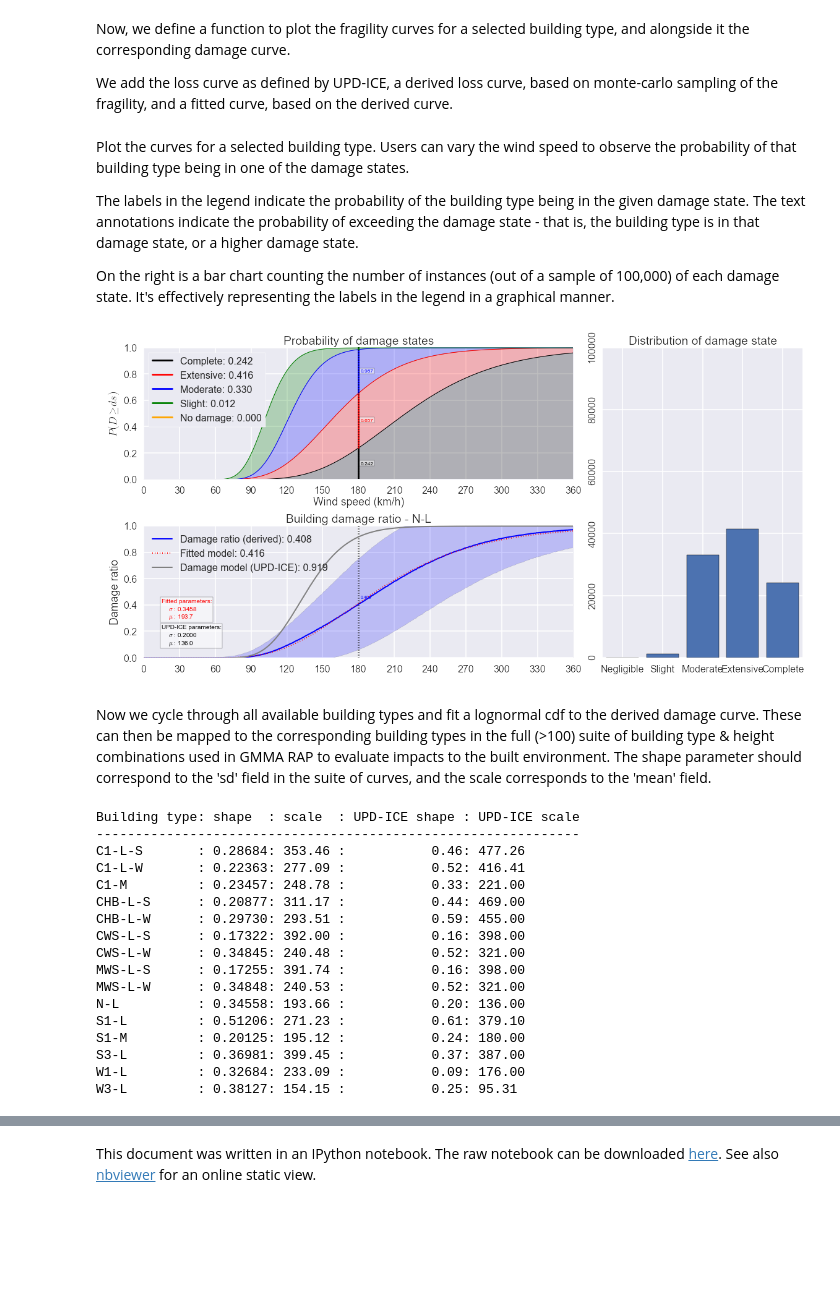
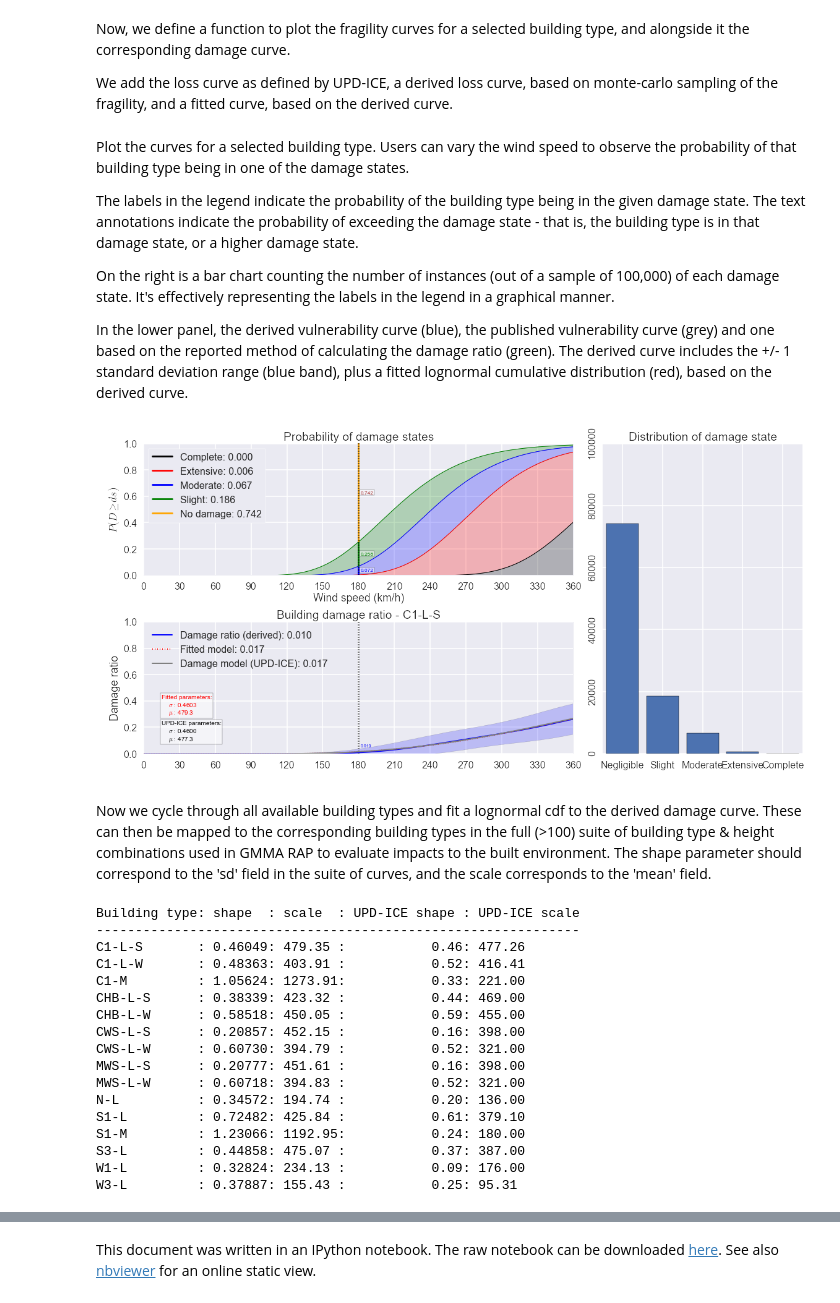
Before and after one commit to wcarthur/notebooks, a Jupyter notebook: Vulnerability and fragility curves for GMMA.ipynb, the cells around one changed output, grey strips where cells are left out. Saved outputs shown, nothing was run; the diff lists cells and outputs as text; code cells hidden in the pictures; blank space fills up the shorter version.

Commit message:
Update the damage indices

```diff
--- a/Vulnerability and fragility curves for GMMA.ipynb
+++ b/Vulnerability and fragility curves for GMMA.ipynb
@@ -154,9 +206,10 @@ def probloss(cdfs, di):
 
     Randomly sample from the distribution of different damage states and assign a cost
     to each, based on the damage indices.
+
+    :param cdfs: `numpy.ndarray` of cumulative distributions for the damage states
+    :param di: `numpy.ndarray` of damage indices for the damage states.
     """
-
-
 
     u = np.random.uniform(0., 1., nsim)
     s, m, e, c = cdfs
@@ -257,12 +326,15 @@ def plotdamage(ax, curves, windspeed, dmgindex):
 
     return dmg_mean, dmg_sd
 # %%
-def upddamage(ax, curves, windspeed):
+def plotdamage_upd(ax, curves, windspeed, dmgindex):
     v = np.arange(0, 361., 1.)
     vcdf = curves['vscale'] * lognorm.cdf(v, curves['vshape'],
                                           scale=curves['vloc'])
     widx = np.where(v==windspeed)[0]
     ax.plot(v, vcdf, '0.5', linewidth=2., label="Damage model (UPD-ICE): %.3f"%vcdf[widx])
+
+    #dmg = damage_upd(v, curves, dmgindex)
+    #ax.plot(v, dmg, linewidth=2., color='g', label="Damage model (UPD-ICE) - cumulative: %.3f"%dmg[widx])
 
     l = ax.legend(loc=2)
 
@@ -287,7 +359,7 @@ def problosshist(ax, curves, v, dmgindex):
     ccdf = lognorm.cdf(v, curves['cshape'], scale=curves['cloc'])
     probs = [scdf, mcdf, ecdf, ccdf]
     loss = probloss(probs, dmgindex)
-    bins = dmgindex + [1.1]
+    bins = np.concatenate([dmgindex, [1.1]])
     losshist, bins = np.histogram(loss, bins=bins)
     ax.bar(np.arange(5), losshist, align='center')
     ax.set_xlim((-0.5, 4.5))
@@ -305,9 +377,10 @@ Now, we define a function to plot the fragility curves for a selected building t
 
 We add the loss curve as defined by UPD-ICE, a derived loss curve, based on monte-carlo sampling of the fragility, and a fitted curve, based on the derived curve.
 # %%
-def plotcurve(buildingtype, windspeed, dmgindex, seed):
+def plotcurve(buildingtype, windspeed, seed):
     np.random.seed(seed)
     bldcurves = curves[buildingtype]
+    dmgindex = damageindex[buildingtype]
     v = np.arange(0, 361., 1.)
 
     vcdf = bldcurves['vscale'] * lognorm.cdf(v, bldcurves['vshape'],
@@ -372,7 +445,7 @@ def plotcurve(buildingtype, windspeed, dmgindex, seed):
              label="No damage: %.3f"%(1.-sypos))
     if sypos<0.95:
         ax1.text(windspeed+2, (sypos+1.)/2., "%.3f"%(1.-sypos),
-                 fontsize='small',color='orange', ha='left', va='center', bbox=bbox)
+                 fontsize='small',color='brown', ha='left', va='center', bbox=bbox)
 
     # Arrange the axis limits, labels, etc.
     ax1.set_xlim((0,360))
@@ -390,7 +463,7 @@ def plotcurve(buildingtype, windspeed, dmgindex, seed):
     # Add the other plots:
     problosshist(ax3, bldcurves, windspeed, dmgindex)
     plotdamage(ax2, bldcurves, windspeed, dmgindex)
-    upddamage(ax2, bldcurves, windspeed)
+    plotdamage_upd(ax2, bldcurves, windspeed, dmgindex)
 
     ax2.grid(True)
     ax2.set_title("Building damage ratio - %s"%buildingtype)
@@ -401,25 +474,26 @@ Plot the curves for a selected building type. Users can vary the wind speed to o
 The labels in the legend indicate the probability of the building type being in the given damage state. The text annotations indicate the probability of exceeding the damage state - that is, the building type is in that damage state, or a higher damage state.
 
 On the right is a bar chart counting the number of instances (out of a sample of 100,000) of each damage state. It's effectively representing the labels in the legend in a graphical manner.
+
+In the lower panel, the derived vulnerability curve (blue), the published vulnerability curve (grey) and one based on the reported method of calculating the damage ratio (green). The derived curve includes the +/- 1 standard deviation range (blue band), plus a fitted lognormal cumulative distribution (red), based on the derived curve.
 # %%
 seed = 10574
 
 # Drop down menu to select the building type:
 bldselect = widgets.Dropdown(options=bldtypes, value=bldtypes[0],
                              description="Building type")
 
 # Slider widget to set the wind speed:
 windselect = widgets.FloatSlider(min=0.0, max=360., step=1., value=180.,
                                  description="Wind speed (km/h)" )
 
 w = interactive(plotcurve,
                 buildingtype=bldselect,
                 windspeed=windselect,
-                dmgindex=fixed(di),
                 seed=fixed(seed))
 display(w)
 # %% [output]
-[figure, old version]
+[figure, new version]
 # %% [markdown]
 Now we cycle through all available building types and fit a lognormal cdf to the derived damage curve. These can then be mapped to the corresponding building types in the full (>100) suite of building type & height combinations used in GMMA RAP to evaluate impacts to the built environment. The shape parameter should correspond to the 'sd' field in the suite of curves, and the scale corresponds to the 'mean' field.
 # %%
@@ -430,6 +504,7 @@ print "-------------------------------------------------------------- "
 for bldtype in bldtypes:
 
     bldcurves = curves[bldtype]
+    di = damageindex[bldtype]
     vcdf = bldcurves['vscale'] * lognorm.cdf(v, bldcurves['vshape'],
                                               scale=bldcurves['vloc'])
     dmg_mean, dmg_sd = damage( v, bldcurves, di)
@@ -442,21 +517,21 @@ for bldtype in bldtypes:
 # %% [output]
 Building type: shape  : scale  : UPD-ICE shape : UPD-ICE scale
 --------------------------------------------------------------
-C1-L-S       : 0.28684: 353.46 :           0.46: 477.26
-C1-L-W       : 0.22363: 277.09 :           0.52: 416.41
-C1-M         : 0.23457: 248.78 :           0.33: 221.00
-CHB-L-S      : 0.20877: 311.17 :           0.44: 469.00
-CHB-L-W      : 0.29730: 293.51 :           0.59: 455.00
-CWS-L-S      : 0.17322: 392.00 :           0.16: 398.00
-CWS-L-W      : 0.34845: 240.48 :           0.52: 321.00
-MWS-L-S      : 0.17255: 391.74 :           0.16: 398.00
-MWS-L-W      : 0.34848: 240.53 :           0.52: 321.00
-N-L          : 0.34558: 193.66 :           0.20: 136.00
-S1-L         : 0.51206: 271.23 :           0.61: 379.10
-S1-M         : 0.20125: 195.12 :           0.24: 180.00
-S3-L         : 0.36981: 399.45 :           0.37: 387.00
-W1-L         : 0.32684: 233.09 :           0.09: 176.00
-W3-L         : 0.38127: 154.15 :           0.25: 95.31
+C1-L-S       : 0.46049: 479.35 :           0.46: 477.26
+C1-L-W       : 0.48363: 403.91 :           0.52: 416.41
+C1-M         : 1.05624: 1273.91:           0.33: 221.00
+CHB-L-S      : 0.38339: 423.32 :           0.44: 469.00
+CHB-L-W      : 0.58518: 450.05 :           0.59: 455.00
+CWS-L-S      : 0.20857: 452.15 :           0.16: 398.00
+CWS-L-W      : 0.60730: 394.79 :           0.52: 321.00
+MWS-L-S      : 0.20777: 451.61 :           0.16: 398.00
+MWS-L-W      : 0.60718: 394.83 :           0.52: 321.00
+N-L          : 0.34572: 194.74 :           0.20: 136.00
+S1-L         : 0.72482: 425.84 :           0.61: 379.10
+S1-M         : 1.23066: 1192.95:           0.24: 180.00
+S3-L         : 0.44858: 475.07 :           0.37: 387.00
+W1-L         : 0.32824: 234.13 :           0.09: 176.00
+W3-L         : 0.37887: 155.43 :           0.25: 95.31
 # %%
 fig, axes = plt.subplots(len(bldtypes)/3, 3,sharex=True,sharey=True,figsize=(18,15))
 x = np.arange(0, 360., 1.)
```
Also changed, not shown: parts of 15 cells of this notebook.
